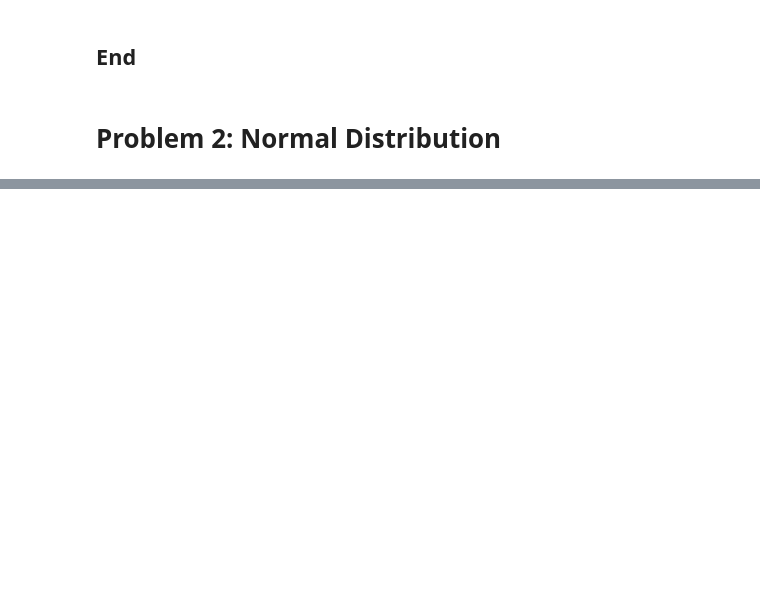
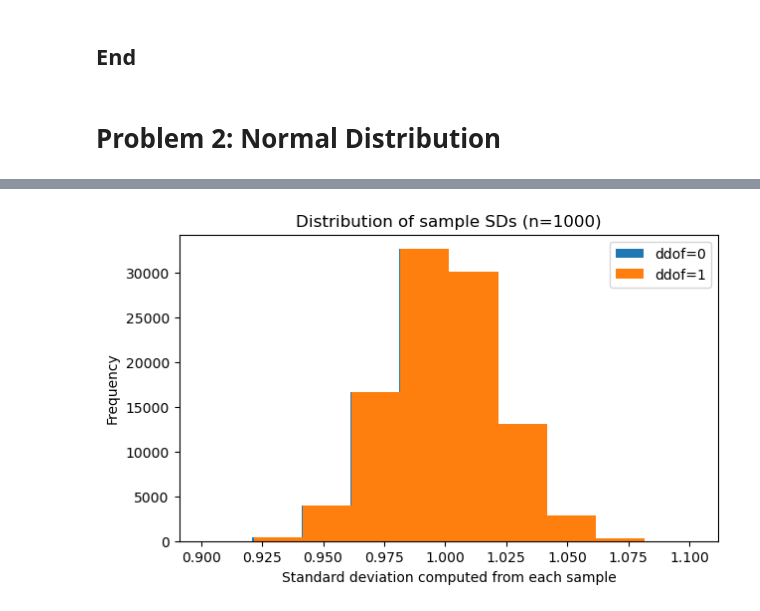
Before and after one commit to Emmet-Devaney/applied_statistics_2025, a Jupyter notebook: problems.ipynb, the cells around one changed output, grey strips where cells are left out. Saved outputs shown, nothing was run; the diff lists cells and outputs as text; code cells hidden in the pictures; blank space fills up the shorter version.

```diff
--- a/problems.ipynb
+++ b/problems.ipynb
@@ -112,0 +180,11 @@ Generate 100,000 samples of size 10 from the standard normal distribution. For e
+# %%
+plt.figure(figsize=(7, 4))
+plt.hist(sd0_big, label="ddof=0")
+plt.hist(sd1_big, label="ddof=1")
+plt.xlabel("Standard deviation computed from each sample")
+plt.ylabel("Frequency")
+plt.title("Distribution of sample SDs (n=1000)")
+plt.legend()
+plt.show()
+# %% [output]
+[figure, added]
```
Also changed, not shown: parts of 21 cells of this notebook.
